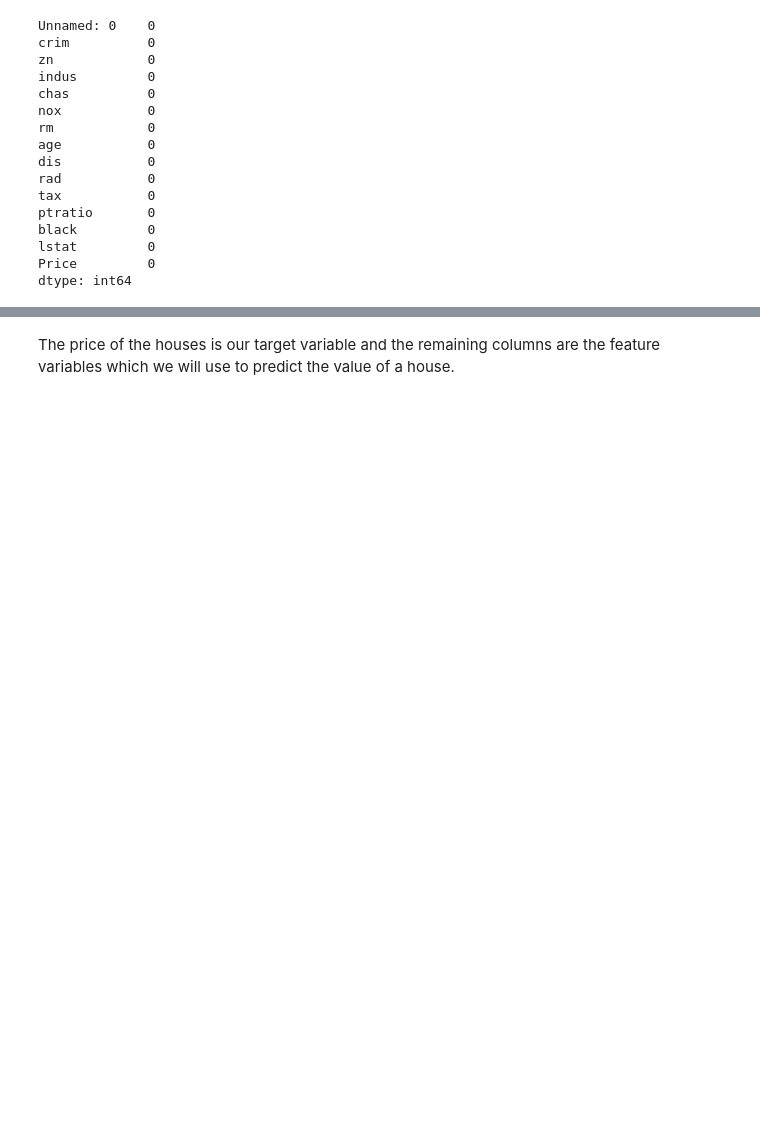
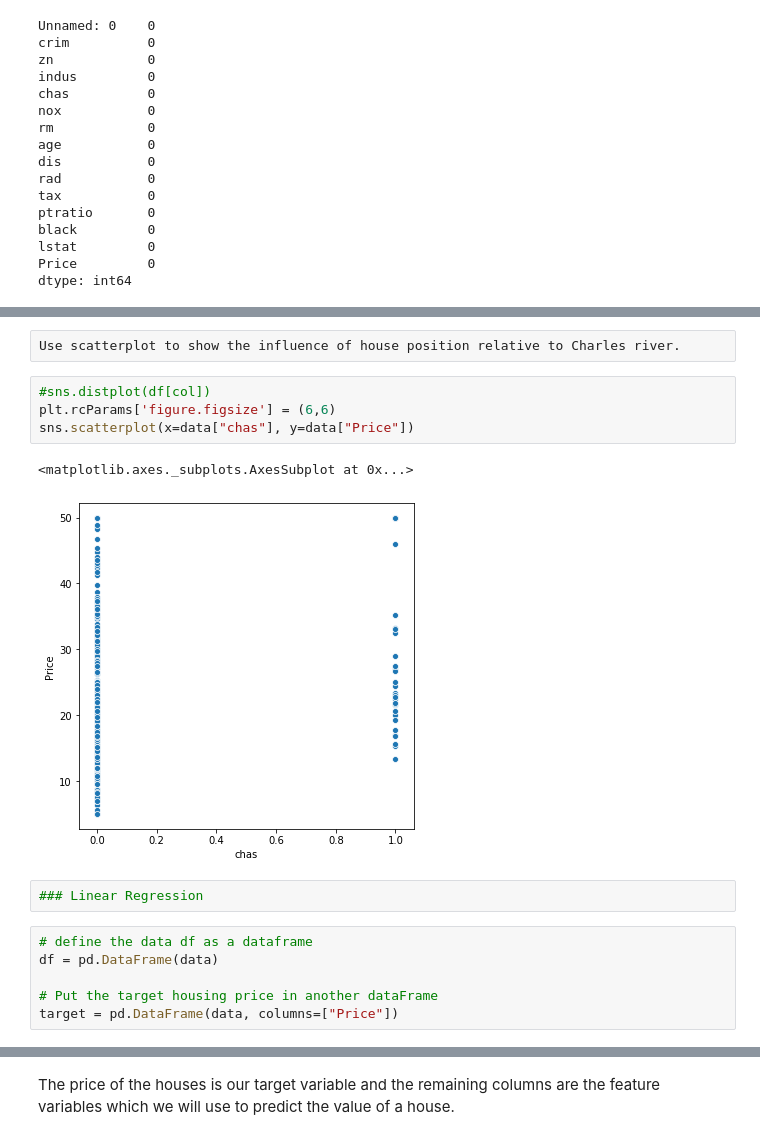
Before and after one commit to eamonnofarrell/Machine-Learning-Assessment2019, a Jupyter notebook: Machine-Learning-Assignment.ipynb, the cells around one changed output, grey strips where cells are left out. Cells and saved outputs as stored; diff of their text form; blank space fills up the shorter version.

```diff
--- a/Machine-Learning-Assignment.ipynb
+++ b/Machine-Learning-Assignment.ipynb
@@ -112,0 +133,17 @@ dtype: int64
+# %%
+Use scatterplot to show the influence of house position relative to Charles river.
+# %%
+#sns.distplot(df[col])
+plt.rcParams['figure.figsize'] = (6,6)
+sns.scatterplot(x=data["chas"], y=data["Price"])
+# %% [output]
+<matplotlib.axes._subplots.AxesSubplot at 0x...>
+[figure, added]
+# %%
+### Linear Regression
+# %%
+# define the data df as a dataframe
+df = pd.DataFrame(data)
+
+# Put the target housing price in another dataFrame
+target = pd.DataFrame(data, columns=["Price"])
```
Also changed, not shown: parts of 11 cells of this notebook.
